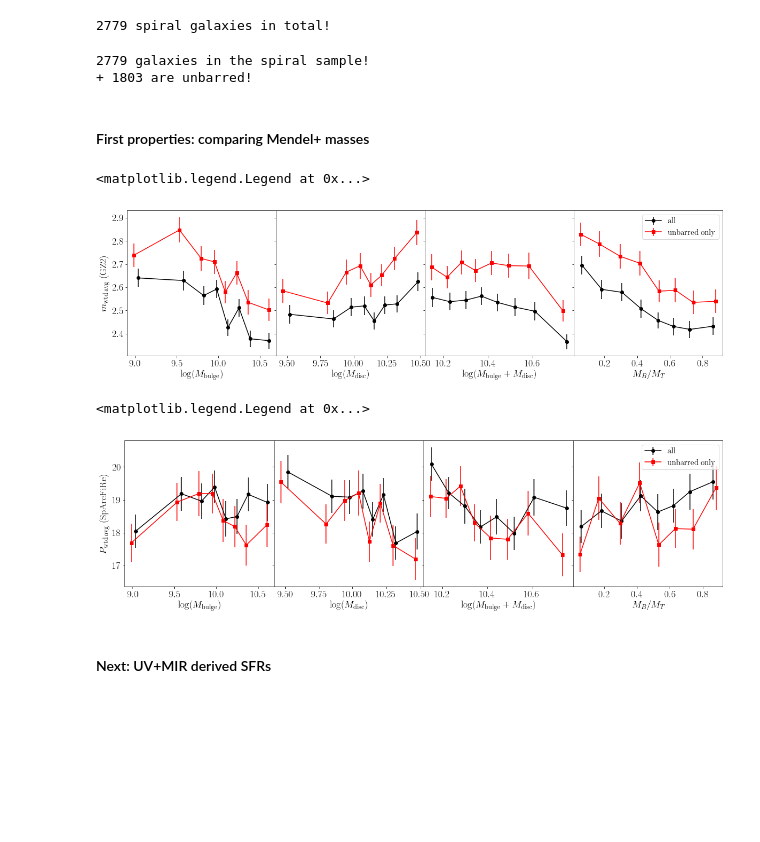
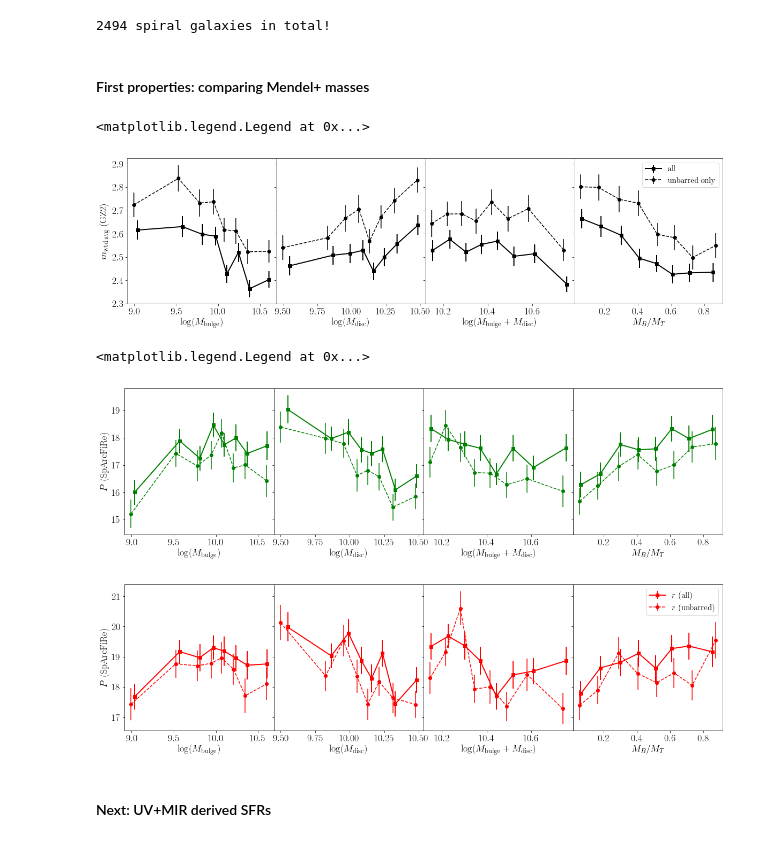
Before and after one commit to RossHart/sparcfire, a Jupyter notebook: m_P_vs_bd_masses.ipynb, the cells around one changed output. Saved outputs shown, nothing was run; the diff lists cells and outputs as text; code cells hidden in the pictures; blank space fills up the shorter version.

```diff
--- a/m_P_vs_bd_masses.ipynb
+++ b/m_P_vs_bd_masses.ipynb
@@ -21,35 +21,26 @@ mpl.rcParams['text.usetex'] = True
 import sys
 sys.path.append('../astro_codes/')
 # %%
+mendel_masses = Table.read('../fits/Simard+Mendel/mendel_masses.fits')
 sparcfire_samples = Table.read('../fits/sparcfire/sparcfire_samples.fits')
-sparcfire = Table.read('../fits/sparcfire/pitch_angles.fits')
-mendel_masses = Table.read('../fits/Simard+Mendel/mendel_masses.fits')
-samples = Table.read('../fits/SF_fits/samples.fits')
+sparcfire_r = Table.read('../fits/sparcfire/pitch_angles_r.fits')
+sparcfire_g = Table.read('../fits/sparcfire/pitch_angles_g.fits')
+g_ok = Table.read('g_vs_r/g_ok.fits')
 
-ok_P = sparcfire['P'] > 0
+#ok_P = sparcfire['P'] > 0
 
-spiral_sample = np.all([sparcfire_samples['in_sparcfire'],sparcfire_samples['axial_ok'],
-                        sparcfire_samples['in_mass_limit'],sparcfire_samples['in_spiral'],
-                        ok_P],axis=0)
+in_spiral = np.all([sparcfire_samples['in_spiral'],sparcfire_samples['axial_ok'],
+                    sparcfire_samples['in_mass_limit'],g_ok['ok']],axis=0)
+
+ok_r = sparcfire_r['P'] > 0
+ok_g = sparcfire_g['P'] > 0
+unbarred = sparcfire_samples['unbarred']
+spiral_sample = np.all([in_spiral,ok_r,ok_g],axis=0)
+unbarred_spiral_sample = np.all([spiral_sample,unbarred],axis=0).T
 
 print('{} spiral galaxies in total!'.format(spiral_sample.sum()))
 # %% [output]
-2779 spiral galaxies in total!
+2494 spiral galaxies in total!
-# %%
-#in_spiral = np.all([samples['in_spiral'],samples['axial_ok']],axis=0)
-in_mendel = np.all([mendel_masses['bulge']>0,mendel_masses['disc']>0],
-                   axis=0) # just a check!
-in_sparcfire = sparcfire['P'] > 0
-unbarred = samples['unbarred']
-in_mass_limit = mendel_masses['in_mass_limit']
-
-spirals = np.all([spiral_sample,in_mendel,in_mass_limit],axis=0)
-print('{} galaxies in the spiral sample!'.format(spirals.sum()))
-unbarred_spirals = np.all([spirals,unbarred],axis=0)
-print('+ {} are unbarred!'.format(unbarred_spirals.sum()))
-# %% [output]
-2779 galaxies in the spiral sample!
-+ 1803 are unbarred!
 # %%
 from xy_plots import x_vs_y
 
@@ -77,33 +68,44 @@ def bulge_disc_panels(y,mask,fig=None,axarr=None,bins=8,equal_N=True,
 # %% [markdown]
 #### First properties: comparing Mendel+ masses
 # %%
-fig, axarr = bulge_disc_panels(sparcfire['m_wtd_avg'],spirals,color='k',marker='o',
+fig, axarr = bulge_disc_panels(sparcfire_r['m_wtd_avg'],spiral_sample,
+                               color='k',marker='s',lw=2,
                                ylabel='',label='all')
 
-fig, axarr = bulge_disc_panels(sparcfire['m_wtd_avg'],unbarred_spirals,color='r',marker='s',
-                               fig=fig,axarr=axarr,
-                               ylabel='$m_\mathrm{wtd \, avg}$ (GZ2)',label='unbarred only')
+fig, axarr = bulge_disc_panels(sparcfire_r['m_wtd_avg'],unbarred_spiral_sample,
+                               color='k',marker='o',linestyle='dashed',
+                               fig=fig,axarr=axarr,ylabel='$m_\mathrm{wtd \, avg}$ (GZ2)',label='unbarred only')
 
 axarr[-1].legend(fontsize=15)
 
 #plt.savefig('figures/bd_vs_m.pdf')
 # %% [output]
 <matplotlib.legend.Legend at 0x...>
-[figure, old version]
+[figure, new version]
 # %%
-fig, axarr = bulge_disc_panels(sparcfire['P'],spirals,color='k',marker='o',
-                               ylabel='',label='all')
+fig, axarr = bulge_disc_panels(sparcfire_g['P'],spiral_sample,
+                               color='g',marker='s',lw=2,
+                               ylabel='',label='$g$ (all)')
 
-fig, axarr = bulge_disc_panels(sparcfire['P'],unbarred_spirals,color='r',marker='s',
-                               fig=fig,axarr=axarr,
-                               ylabel='$P_\mathrm{wtd \, avg}$ (SpArcFiRe)',label='unbarred only')
+fig, axarr = bulge_disc_panels(sparcfire_g['P'],unbarred_spiral_sample,
+                               color='g',marker='o',linestyle='dashed',
+                               fig=fig,axarr=axarr,ylabel='$P$ (SpArcFiRe)',label='$g$ (unbarred)')
+
+fig, axarr = bulge_disc_panels(sparcfire_r['P'],spiral_sample,
+                               color='r',marker='s',lw=2,
+                               ylabel='',label='$r$ (all)')
+
+fig, axarr = bulge_disc_panels(sparcfire_r['P'],unbarred_spiral_sample,
+                               color='r',marker='o',linestyle='dashed',
+                               fig=fig,axarr=axarr,ylabel='$P$ (SpArcFiRe)',label='$r$ (unbarred)')
 
 axarr[-1].legend(fontsize=15)
 
 #fig.savefig('figures/bd_vs_P.pdf')
 # %% [output]
 <matplotlib.legend.Legend at 0x...>
-[figure, old version]
+[figure, new version]
+[figure, added]
 # %% [markdown]
 #### Next: UV+MIR derived SFRs
 # %%
```
Also changed, not shown: parts of 5 cells of this notebook, 5 other files.
